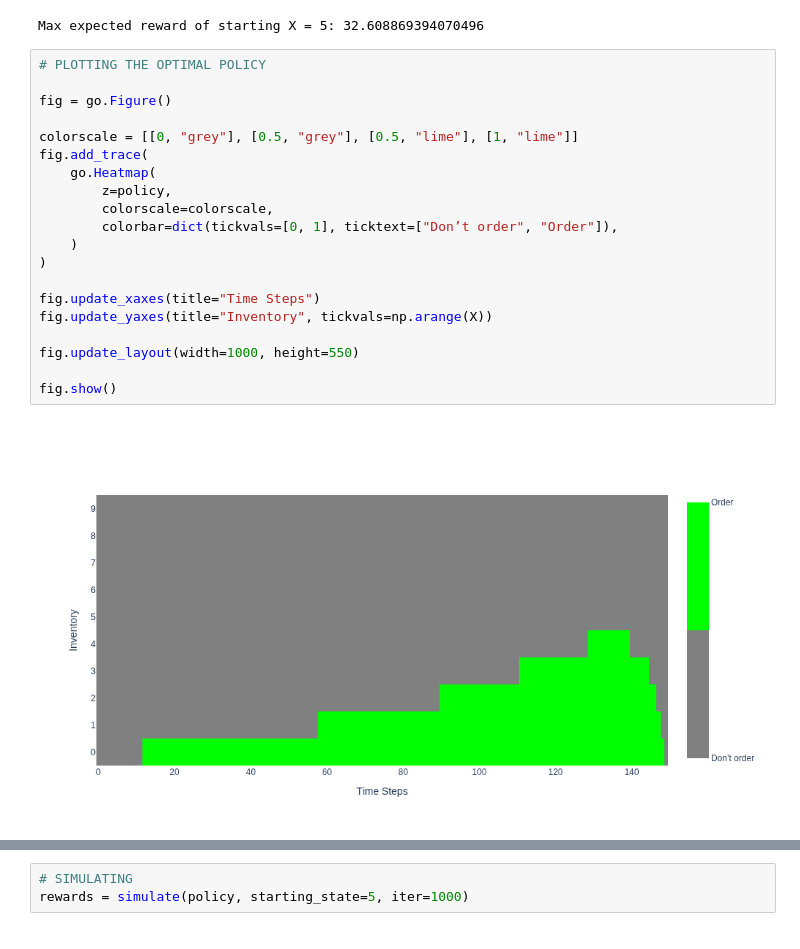
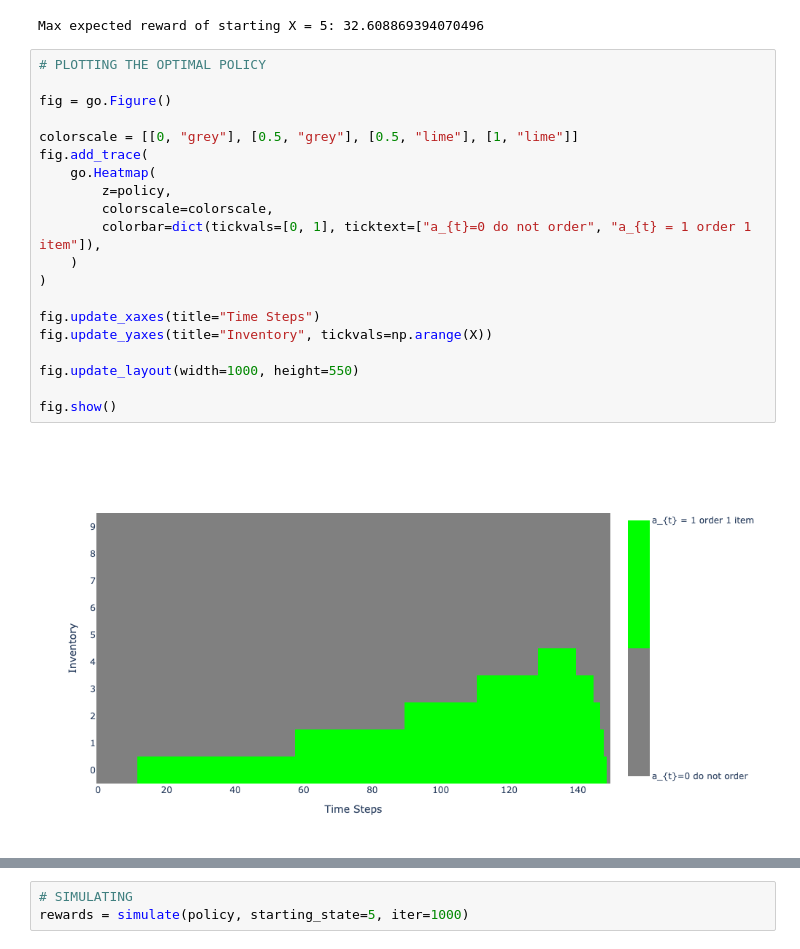
Before and after one commit to Miautawn/vu_dp_rl_week1_assingment, a Jupyter notebook: main.ipynb, the cells around one changed output, grey strips where cells are left out. Saved outputs shown, nothing was run; the diff lists cells and outputs as text.

```diff
--- a/main.ipynb
+++ b/main.ipynb
@@ -20,22 +22,22 @@ Max expected reward of starting X = 5: 32.608869394070496
 # %%
 # PLOTTING THE OPTIMAL POLICY
 
 fig = go.Figure()
 
 colorscale = [[0, "grey"], [0.5, "grey"], [0.5, "lime"], [1, "lime"]]
 fig.add_trace(
     go.Heatmap(
         z=policy,
         colorscale=colorscale,
-        colorbar=dict(tickvals=[0, 1], ticktext=["Don’t order", "Order"]),
+        colorbar=dict(tickvals=[0, 1], ticktext=["a_{t}=0 do not order", "a_{t} = 1 order 1 item"]),
     )
 )
 
 fig.update_xaxes(title="Time Steps")
 fig.update_yaxes(title="Inventory", tickvals=np.arange(X))
 
 fig.update_layout(width=1000, height=550)
 
 fig.show()
 # %% [output]
-[figure, old version]
+[figure, new version]
```
Also changed, not shown: parts of 6 cells of this notebook.
